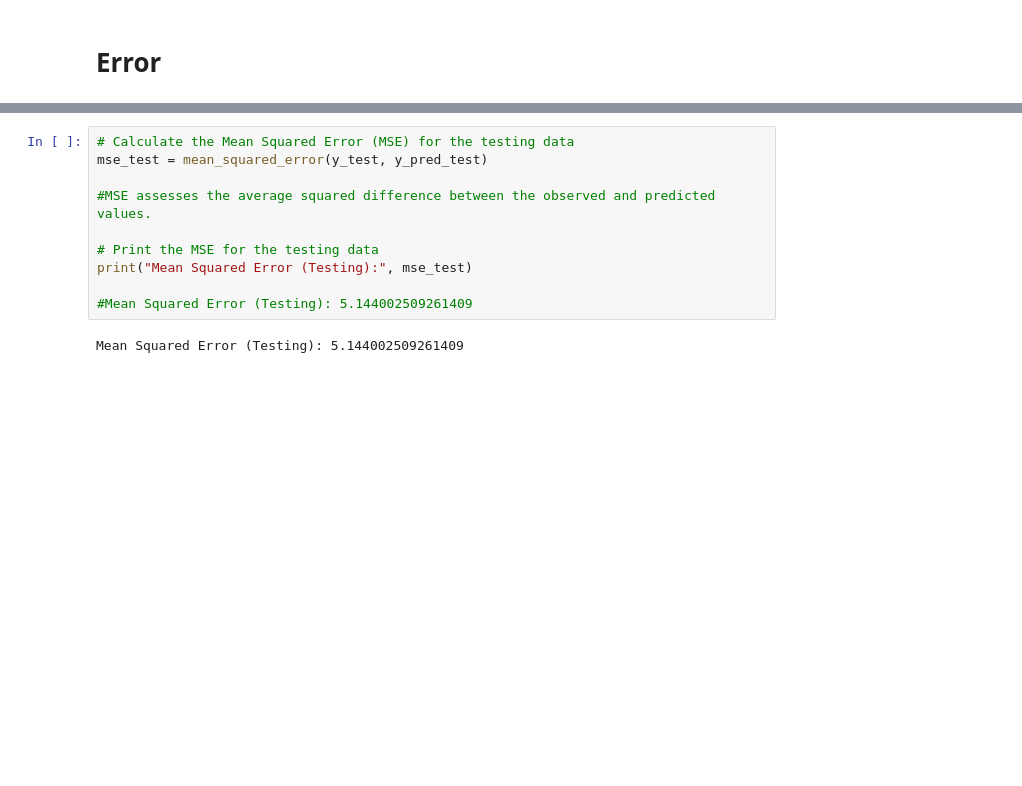
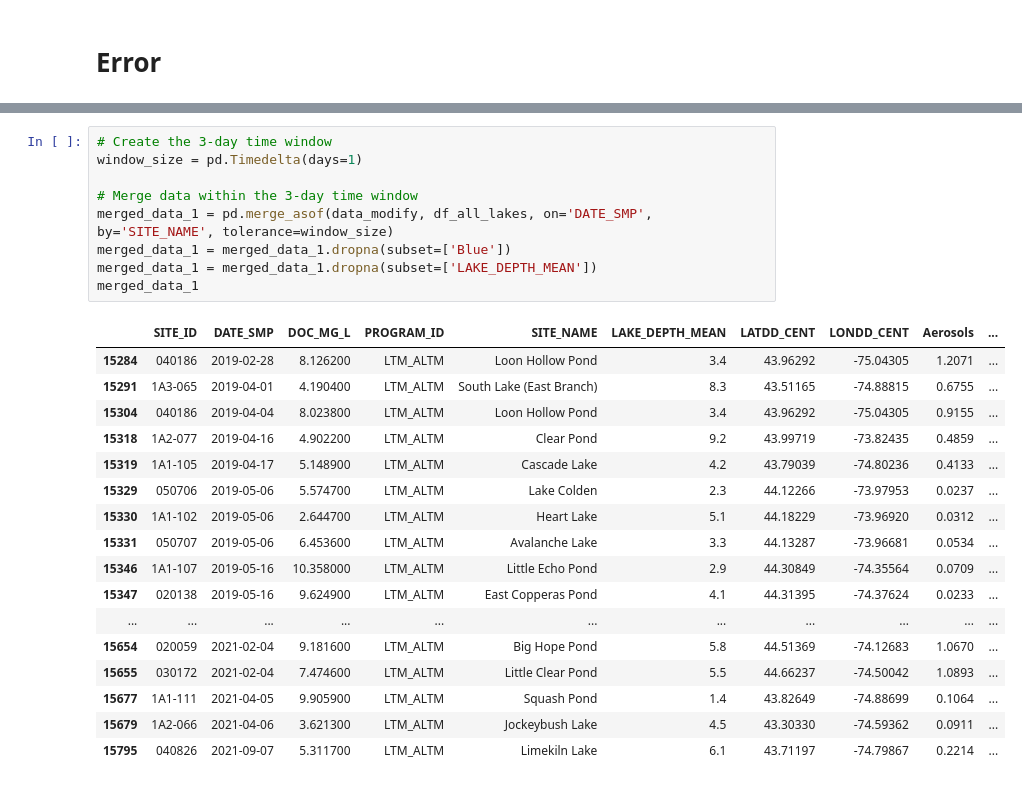
Before and after one commit to Touheda812/Research-Water-Quality-, a Jupyter notebook: ML/LAKES[ID] Automates [WORKs]_ML_OVER_STATION_COORDINATES-Copy1.ipynb, the cells around one changed output, grey strips where cells are left out. Drawn from its saved outputs; the diff is of its cells as text; blank space fills up the shorter version.

```diff
--- a/ML/LAKES[ID] Automates [WORKs]_ML_OVER_STATION_COORDINATES-Copy1.ipynb
+++ b/ML/LAKES[ID] Automates [WORKs]_ML_OVER_STATION_COORDINATES-Copy1.ipynb
@@ -691,12 +546,27 @@ plt.show()
-# %%
-# Calculate the Mean Squared Error (MSE) for the testing data
-mse_test = mean_squared_error(y_test, y_pred_test)
-
-#MSE assesses the average squared difference between the observed and predicted values.
-
-# Print the MSE for the testing data
-print("Mean Squared Error (Testing):", mse_test)
-
-#Mean Squared Error (Testing): 5.144002509261409
-# %% [output]
-Mean Squared Error (Testing): 5.144002509261409
+# %%
+# Create the 3-day time window
+window_size = pd.Timedelta(days=1)
+
+# Merge data within the 3-day time window
+merged_data_1 = pd.merge_asof(data_modify, df_all_lakes, on='DATE_SMP', by='SITE_NAME', tolerance=window_size)
+merged_data_1 = merged_data_1.dropna(subset=['Blue'])
+merged_data_1 = merged_data_1.dropna(subset=['LAKE_DEPTH_MEAN'])
+merged_data_1
+# %% [output]
+|  | SITE_ID | DATE_SMP | DOC_MG_L | PROGRAM_ID | SITE_NAME | LAKE_DEPTH_MEAN | LATDD_CENT | LONDD_CENT | Aerosols | ... |
+| 15284 | 040186 | 2019-02-28 | 8.126200 | LTM_ALTM | Loon Hollow Pond | 3.4 | 43.96292 | -75.04305 | 1.2071 | ... |
+| 15291 | 1A3-065 | 2019-04-01 | 4.190400 | LTM_ALTM | South Lake (East Branch) | 8.3 | 43.51165 | -74.88815 | 0.6755 | ... |
+| 15304 | 040186 | 2019-04-04 | 8.023800 | LTM_ALTM | Loon Hollow Pond | 3.4 | 43.96292 | -75.04305 | 0.9155 | ... |
+| 15318 | 1A2-077 | 2019-04-16 | 4.902200 | LTM_ALTM | Clear Pond | 9.2 | 43.99719 | -73.82435 | 0.4859 | ... |
+| 15319 | 1A1-105 | 2019-04-17 | 5.148900 | LTM_ALTM | Cascade Lake | 4.2 | 43.79039 | -74.80236 | 0.4133 | ... |
+| 15329 | 050706 | 2019-05-06 | 5.574700 | LTM_ALTM | Lake Colden | 2.3 | 44.12266 | -73.97953 | 0.0237 | ... |
+| 15330 | 1A1-102 | 2019-05-06 | 2.644700 | LTM_ALTM | Heart Lake | 5.1 | 44.18229 | -73.96920 | 0.0312 | ... |
+| 15331 | 050707 | 2019-05-06 | 6.453600 | LTM_ALTM | Avalanche Lake | 3.3 | 44.13287 | -73.96681 | 0.0534 | ... |
+| 15346 | 1A1-107 | 2019-05-16 | 10.358000 | LTM_ALTM | Little Echo Pond | 2.9 | 44.30849 | -74.35564 | 0.0709 | ... |
+| 15347 | 020138 | 2019-05-16 | 9.624900 | LTM_ALTM | East Copperas Pond | 4.1 | 44.31395 | -74.37624 | 0.0233 | ... |
+| ... | ... | ... | ... | ... | ... | ... | ... | ... | ... | ... |
+| 15654 | 020059 | 2021-02-04 | 9.181600 | LTM_ALTM | Big Hope Pond | 5.8 | 44.51369 | -74.12683 | 1.0670 | ... |
+| 15655 | 030172 | 2021-02-04 | 7.474600 | LTM_ALTM | Little Clear Pond | 5.5 | 44.66237 | -74.50042 | 1.0893 | ... |
+| 15677 | 1A1-111 | 2021-04-05 | 9.905900 | LTM_ALTM | Squash Pond | 1.4 | 43.82649 | -74.88699 | 0.1064 | ... |
+| 15679 | 1A2-066 | 2021-04-06 | 3.621300 | LTM_ALTM | Jockeybush Lake | 4.5 | 43.30330 | -74.59362 | 0.0911 | ... |
+| 15795 | 040826 | 2021-09-07 | 5.311700 | LTM_ALTM | Limekiln Lake | 6.1 | 43.71197 | -74.79867 | 0.2214 | ... |
```
Also changed, not shown: parts of 43 cells of this notebook.
